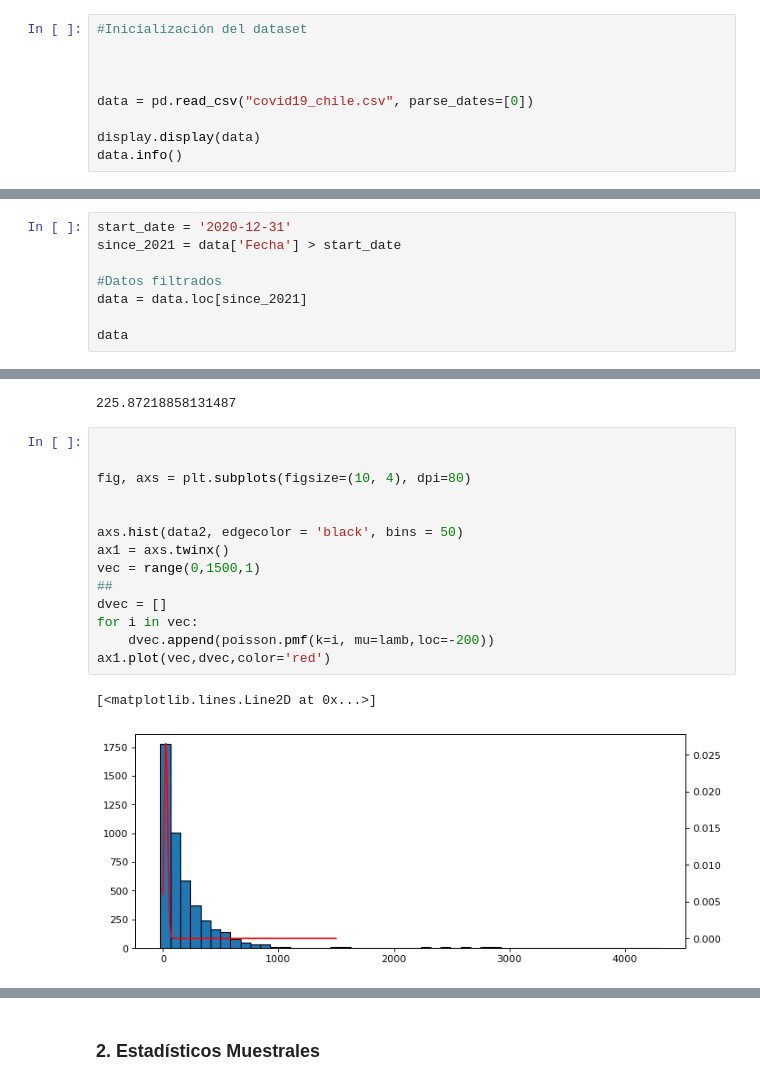
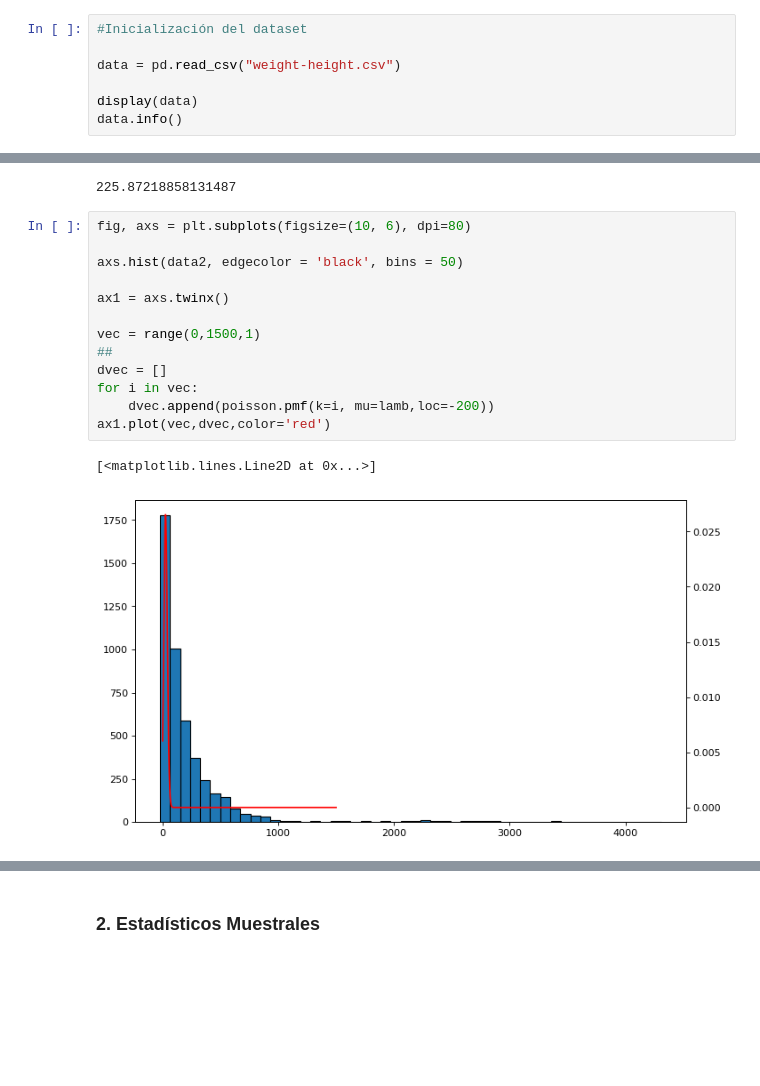
Before and after one commit to dmoram/Laboratorios_Simulacion, a Jupyter notebook: Proyecto/ProyectoUnidad1.ipynb, the cells around one changed output, grey strips where cells are left out. Cells and saved outputs as stored; diff of their text form; blank space fills up the shorter version.

```diff
--- a/Proyecto/ProyectoUnidad1.ipynb
+++ b/Proyecto/ProyectoUnidad1.ipynb
@@ -353,10 +353,8 @@ El conjunto de datos referente a los casos de covid-19 en Chile fue obtenido del
 # %%
 #Inicialización del dataset
 
+data = pd.read_csv("weight-height.csv")
 
-
-data = pd.read_csv("covid19_chile.csv", parse_dates=[0])
-
-display.display(data)
+display(data)
 data.info()
 # %% [output]
@@ -392,10 +384,2 @@ memory usage: 688.6+ KB
 # %% [markdown]
 - Por motivos de disminución del volumen de datos, se selecciona un subconjunto del dataset, alusivo a los casos de Covid-19 del 2021.
-# %%
-start_date = '2020-12-31'
-since_2021 = data['Fecha'] > start_date
-
-#Datos filtrados
-data = data.loc[since_2021]
-
-data
@@ -543,21 +528,20 @@ lamb
 # %% [output]
 225.87218858131487
 # %%
-
-
-fig, axs = plt.subplots(figsize=(10, 4), dpi=80)
-
+fig, axs = plt.subplots(figsize=(10, 6), dpi=80)
 
 axs.hist(data2, edgecolor = 'black', bins = 50)
+
 ax1 = axs.twinx()
+
 vec = range(0,1500,1)
 ##
 dvec = []
 for i in vec:
     dvec.append(poisson.pmf(k=i, mu=lamb,loc=-200))
 ax1.plot(vec,dvec,color='red')
 # %% [output]
 [<matplotlib.lines.Line2D at 0x...>]
-[figure, old version]
+[figure, new version]
 # %%
 fig, ax = plt.subplots(figsize=(10,6))
```
Also changed, not shown: parts of 17 cells of this notebook.
